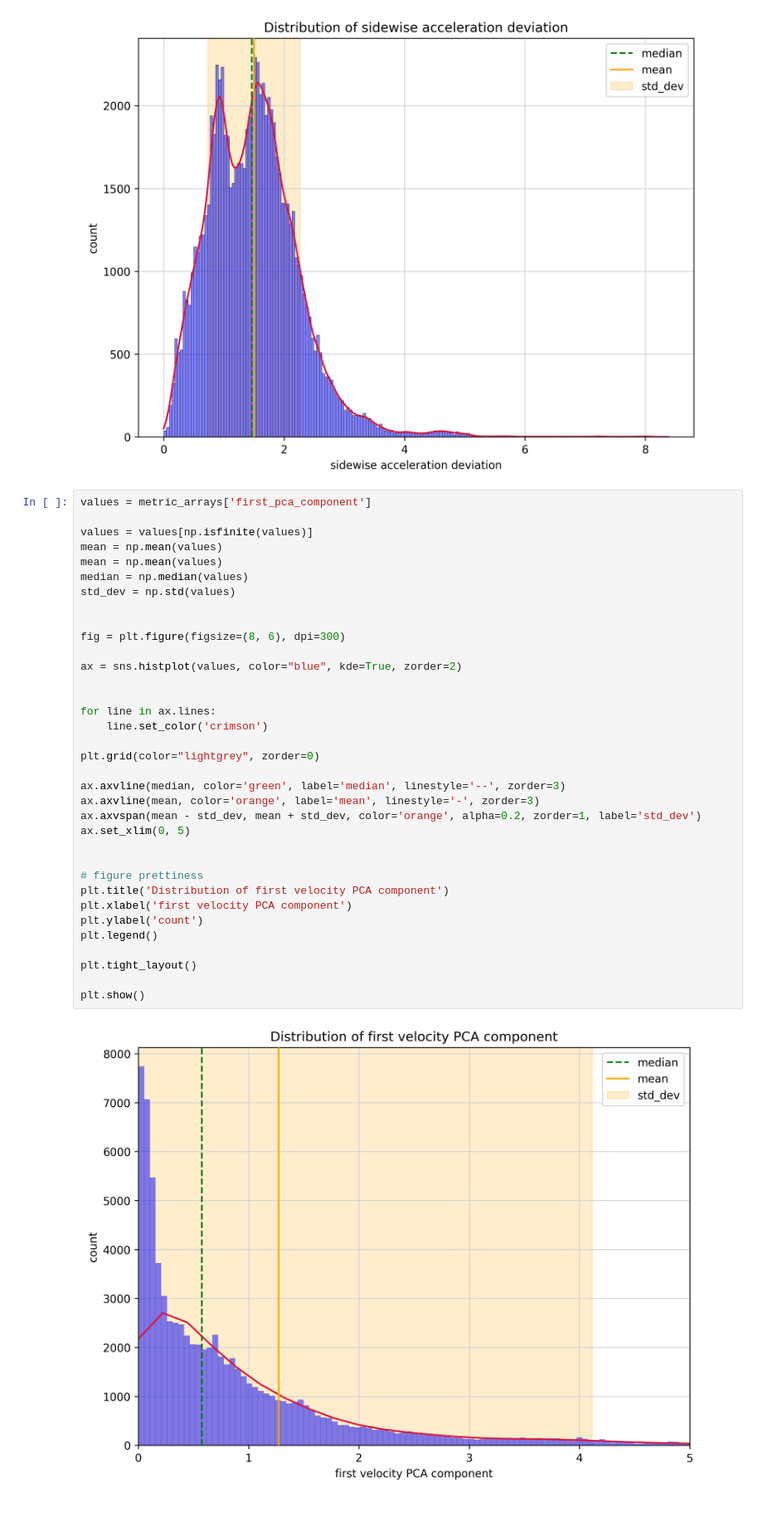
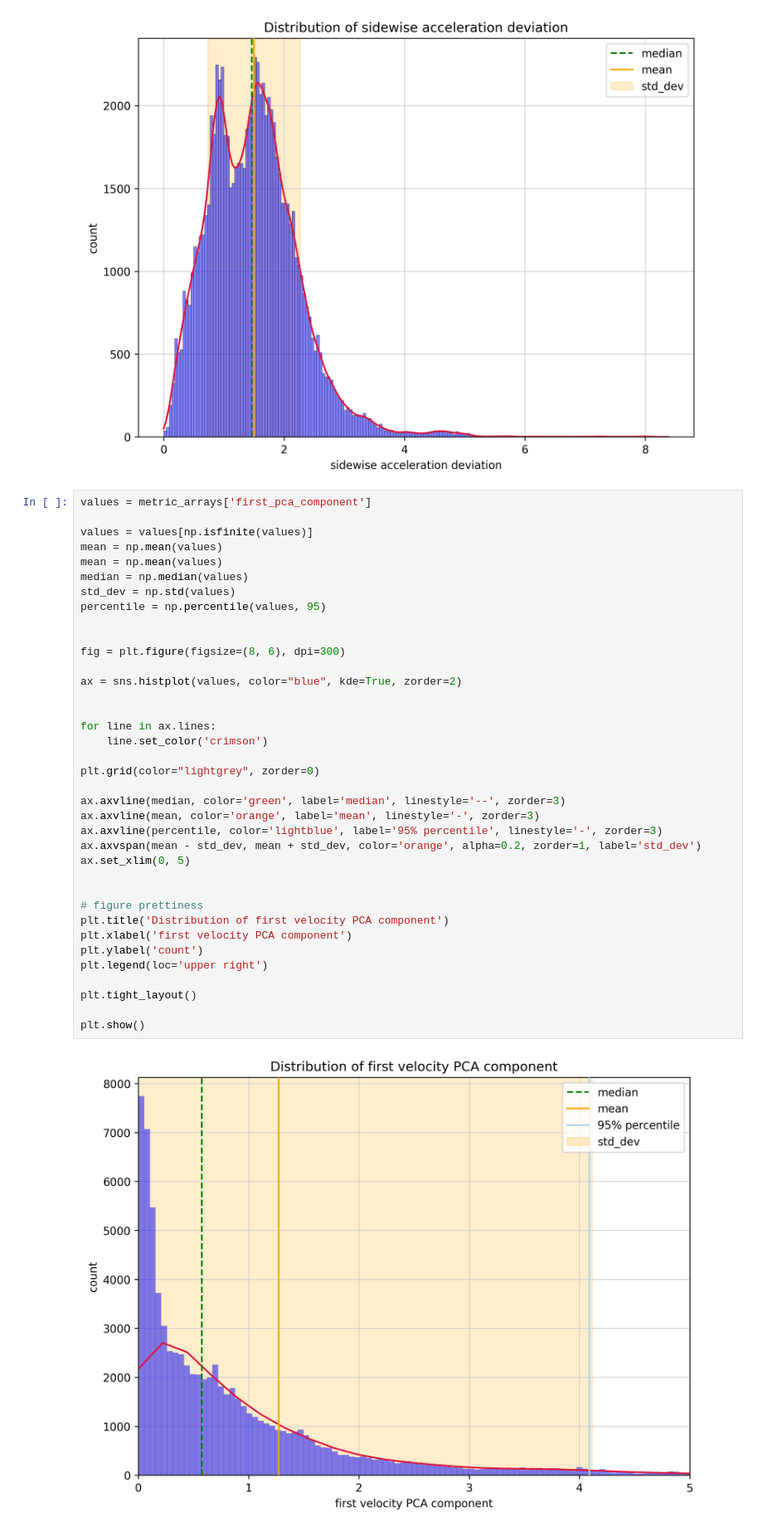
Before and after one commit to louisvonleitner/geese-orderedness, a Jupyter notebook: order_data.ipynb, the cells around one changed output. Shown at 83% size. Saved outputs shown, nothing was run; the diff lists cells and outputs as text.

```diff
--- a/order_data.ipynb
+++ b/order_data.ipynb
@@ -217,35 +217,37 @@ mean = np.mean(values)
 mean = np.mean(values)
 median = np.median(values)
 std_dev = np.std(values)
+percentile = np.percentile(values, 95)
 
 
 fig = plt.figure(figsize=(8, 6), dpi=300)
 
 ax = sns.histplot(values, color="blue", kde=True, zorder=2)
 
 
 for line in ax.lines:
     line.set_color('crimson')
 
 plt.grid(color="lightgrey", zorder=0)
 
 ax.axvline(median, color='green', label='median', linestyle='--', zorder=3)
 ax.axvline(mean, color='orange', label='mean', linestyle='-', zorder=3)
+ax.axvline(percentile, color='lightblue', label='95% percentile', linestyle='-', zorder=3)
 ax.axvspan(mean - std_dev, mean + std_dev, color='orange', alpha=0.2, zorder=1, label='std_dev')
 ax.set_xlim(0, 5)
 
 
 # figure prettiness
 plt.title('Distribution of first velocity PCA component')
 plt.xlabel('first velocity PCA component')
 plt.ylabel('count')
-plt.legend()
+plt.legend(loc='upper right')
 
 plt.tight_layout()
 
 plt.show()
 # %% [output]
-[figure, old version]
+[figure, new version]
 # %%
 values = metric_arrays['second_pca_component']
 
```
Also changed, not shown: parts of 5 cells of this notebook, 1 other file.
